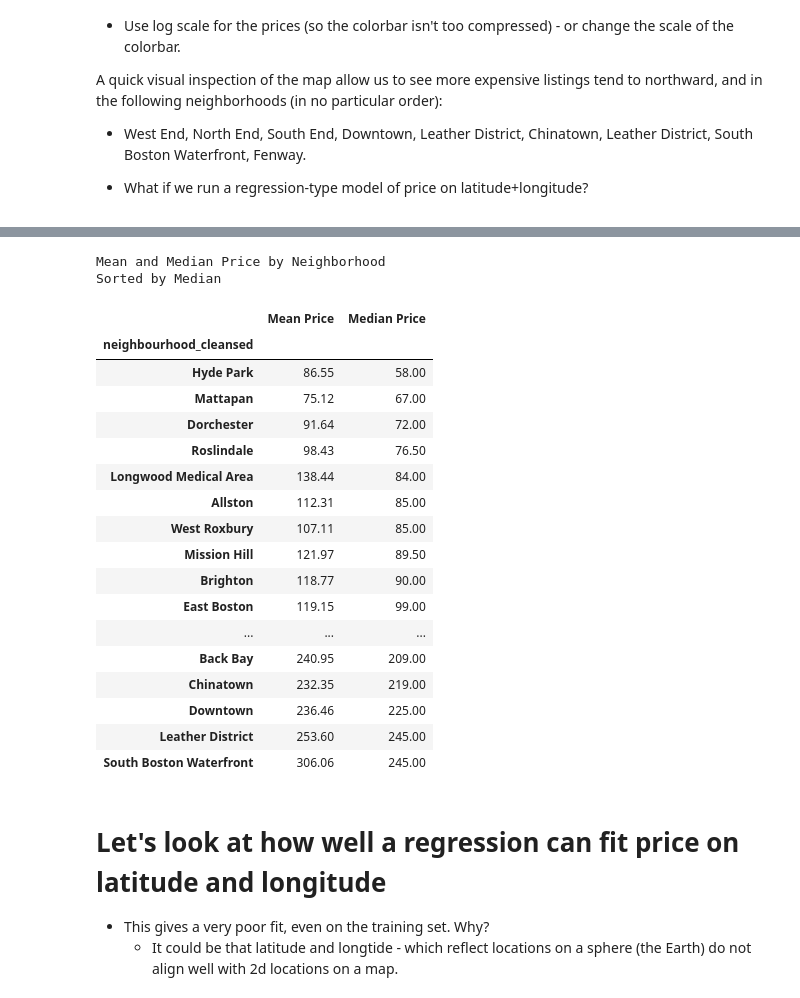
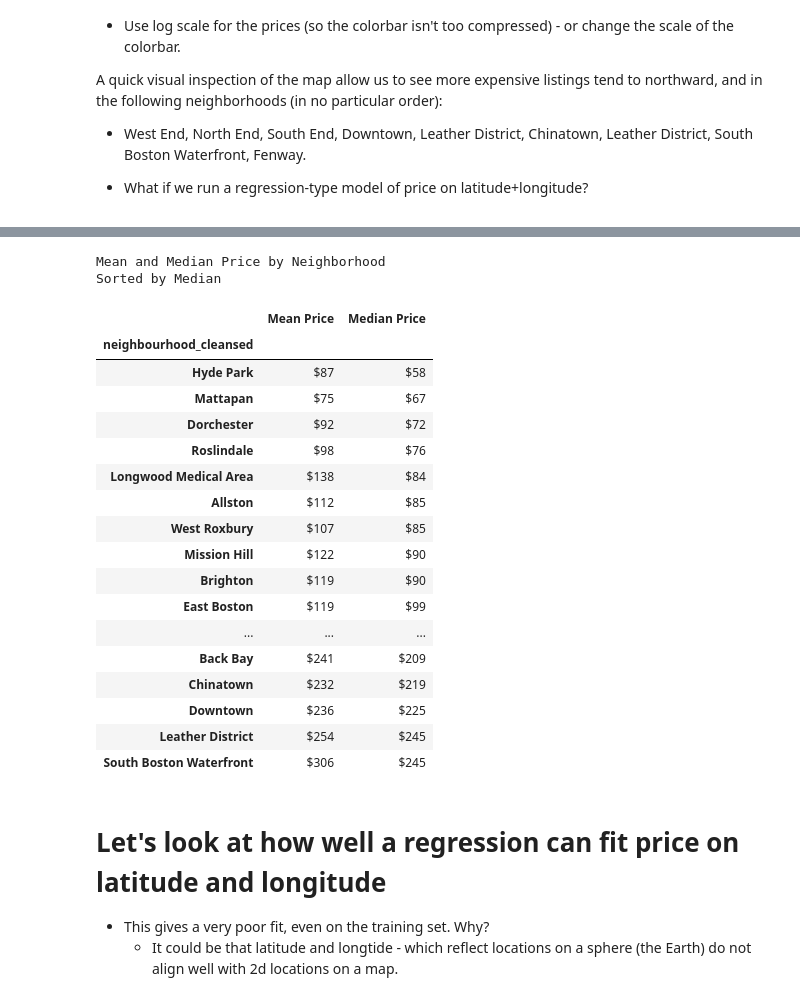
Before and after one commit to justinclarkhome/UdacityDataScienceProject1, a Jupyter notebook: Project1.ipynb, the cells around one changed output, grey strips where cells are left out. Drawn from its saved outputs; the diff is of its cells as text; code cells hidden in the pictures.

```diff
--- a/Project1.ipynb
+++ b/Project1.ipynb
@@ -28,6 +28,9 @@ Three questions/topics to explore:
     - We only have about 2 years of data to work with, but we'll see what comes out.
 # %%
 def get_columns_and_types(df):
+    """
+    Loop over the dtypes of the columns of a dataframe, and return a dictionary of lists identifying which are ints, floats and objects.
+    """
     print(f'Types detected: {", ".join([str(i) for i in df.dtypes.unique()])}')
     return {
         'int': [label for label, dtype in df.dtypes.items() if dtype in [int, np.int64]],
@@ -38,7 +41,7 @@ def get_columns_and_types(df):
 
 def convert_dollars_to_float(s, pattern=r"\$|,"):
     """
-    convert money-like strings to floats
+    Convert money-like strings to floats.
     """
     if type(s) is str and re.match(pattern, s):
         # if the input is a str containing '$' and/or ',' try to remove those chars and covert the result to a float
@@ -52,7 +55,11 @@ def convert_dollars_to_float(s, pattern=r"\$|,"):
         return s
 
 
-def estimate_y_from_X(data, y_label, X_labels, train_size=0.6, random_state=42, add_constant=True):
+def estimate_y_from_X(data, y_label, X_labels, train_size=0.6, random_state=42, add_constant=False):
+    """
+    Run a linear regression on data using y_label as the dependent variable and X_labels as the independent variable(s): y_label ~ X_labels
+    A constant can be optionally added, but note that the r2 test may give misleading results when a constant is included.
+    """
     if type(X_labels) not in [list, tuple]:
         X_labels = [X_labels] # in case we pass a scalar
 
@@ -267,29 +276,29 @@ fig.show()
 # %%
 pd.concat([
     boston_listings[['price', 'neighbourhood_cleansed']].groupby('neighbourhood_cleansed').mean().squeeze().to_frame('Mean Price'),
     boston_listings[['price', 'neighbourhood_cleansed']].groupby('neighbourhood_cleansed').median().squeeze().to_frame('Median Price'),
-], axis=1).sort_values(by='Median Price').style.format('{:.2f}').set_caption('Mean and Median Price by Neighborhood<br>Sorted by Median')
+], axis=1).sort_values(by='Median Price').style.format('${:.0f}').set_caption('Mean and Median Price by Neighborhood<br>Sorted by Median')
 # %% [output]
 Mean and Median Price by Neighborhood
 Sorted by Median
 |  | Mean Price | Median Price |
 | neighbourhood_cleansed |  |  |
-| Hyde Park | 86.55 | 58.00 |
-| Mattapan | 75.12 | 67.00 |
-| Dorchester | 91.64 | 72.00 |
-| Roslindale | 98.43 | 76.50 |
-| Longwood Medical Area | 138.44 | 84.00 |
-| Allston | 112.31 | 85.00 |
-| West Roxbury | 107.11 | 85.00 |
-| Mission Hill | 121.97 | 89.50 |
-| Brighton | 118.77 | 90.00 |
-| East Boston | 119.15 | 99.00 |
+| Hyde Park | $87 | $58 |
+| Mattapan | $75 | $67 |
+| Dorchester | $92 | $72 |
+| Roslindale | $98 | $76 |
+| Longwood Medical Area | $138 | $84 |
+| Allston | $112 | $85 |
+| West Roxbury | $107 | $85 |
+| Mission Hill | $122 | $90 |
+| Brighton | $119 | $90 |
+| East Boston | $119 | $99 |
 | ... | ... | ... |
-| Back Bay | 240.95 | 209.00 |
-| Chinatown | 232.35 | 219.00 |
-| Downtown | 236.46 | 225.00 |
-| Leather District | 253.60 | 245.00 |
-| South Boston Waterfront | 306.06 | 245.00 |
+| Back Bay | $241 | $209 |
+| Chinatown | $232 | $219 |
+| Downtown | $236 | $225 |
+| Leather District | $254 | $245 |
+| South Boston Waterfront | $306 | $245 |
 # %% [markdown]
 # Let's look at how well a regression can fit price on latitude and longitude
 - This gives a very poor fit, even on the training set. Why?
```
Also changed, not shown: parts of 19 cells of this notebook.
